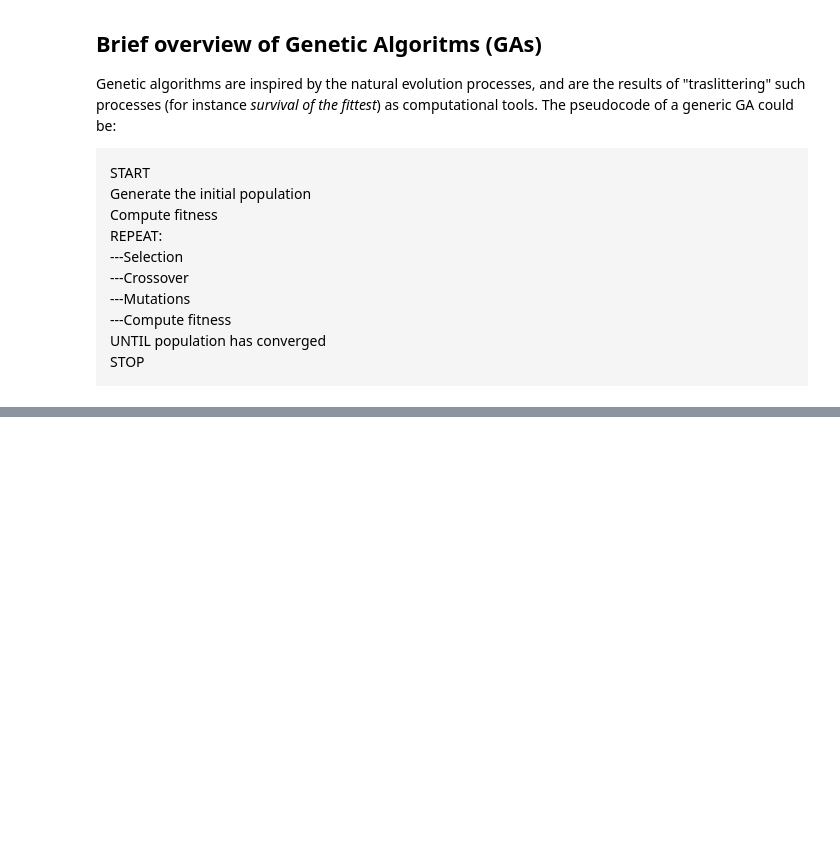
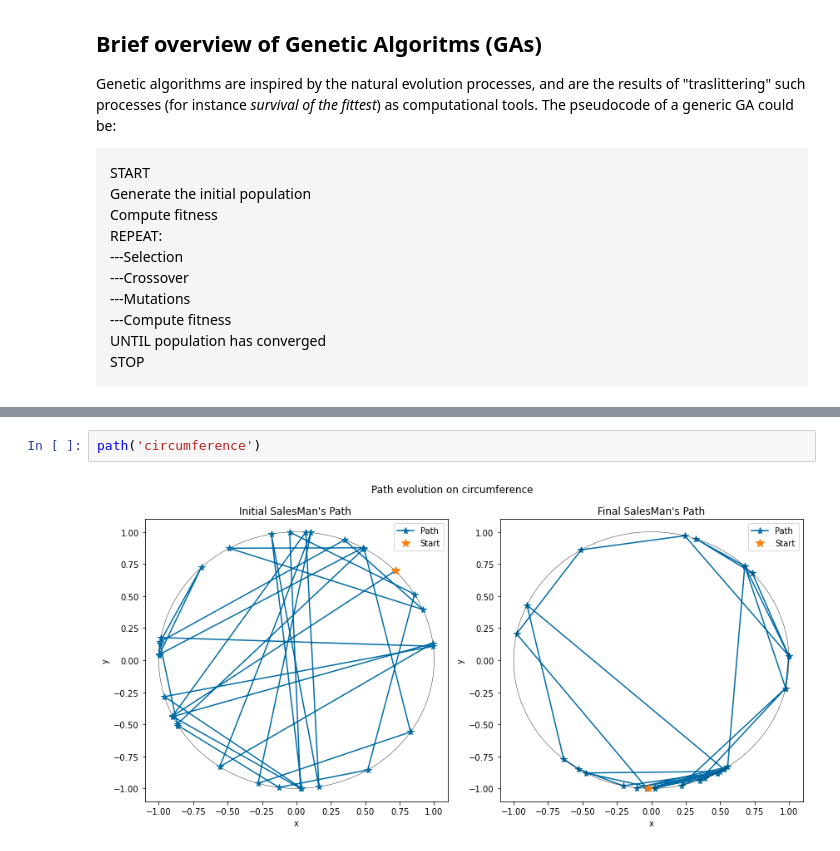
Before and after one commit to pyros-cyber/lsn, a Jupyter notebook: exercise09/exercise09.ipynb, the cells around one changed output, grey strips where cells are left out. Saved outputs shown, nothing was run; the diff lists cells and outputs as text; blank space fills up the shorter version.

```diff
--- a/exercise09/exercise09.ipynb
+++ b/exercise09/exercise09.ipynb
@@ -47,0 +119,4 @@ Genetic algorithms are inspired by the natural evolution processes, and are the
+# %%
+path('circumference')
+# %% [output]
+[figure, added]
```
Also changed, not shown: parts of 5 cells of this notebook, 5 other files.
